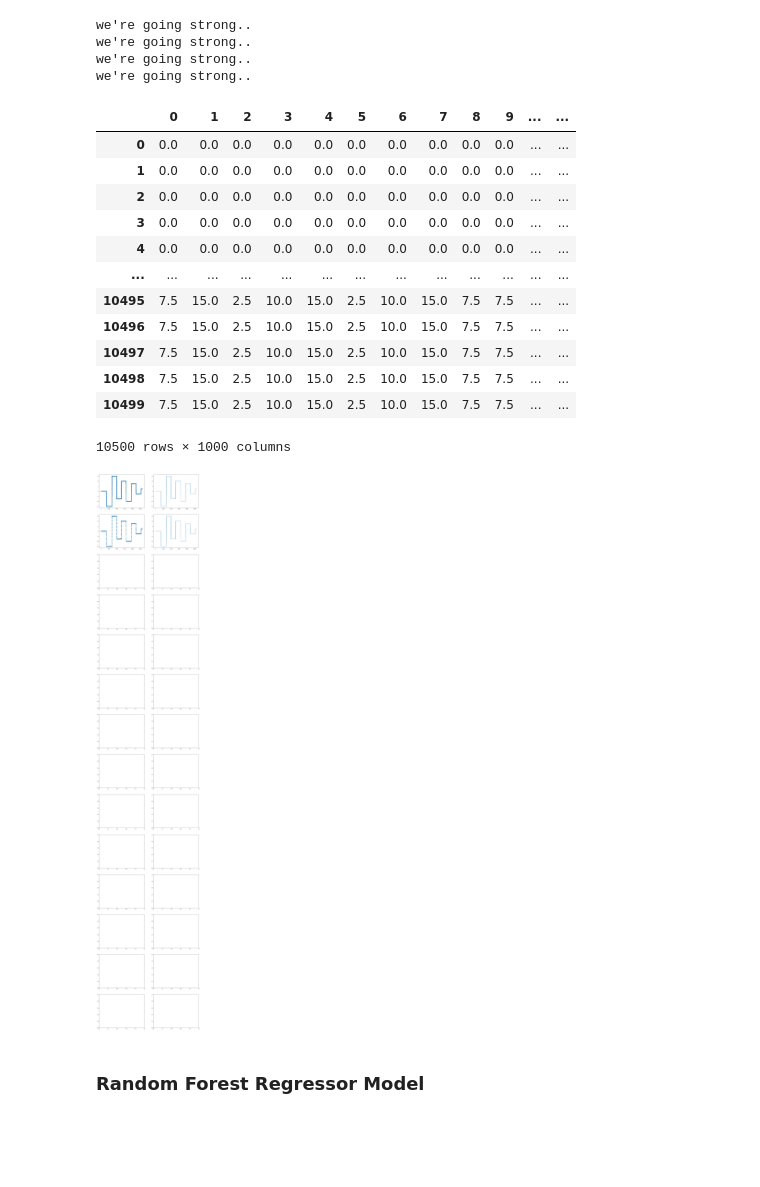
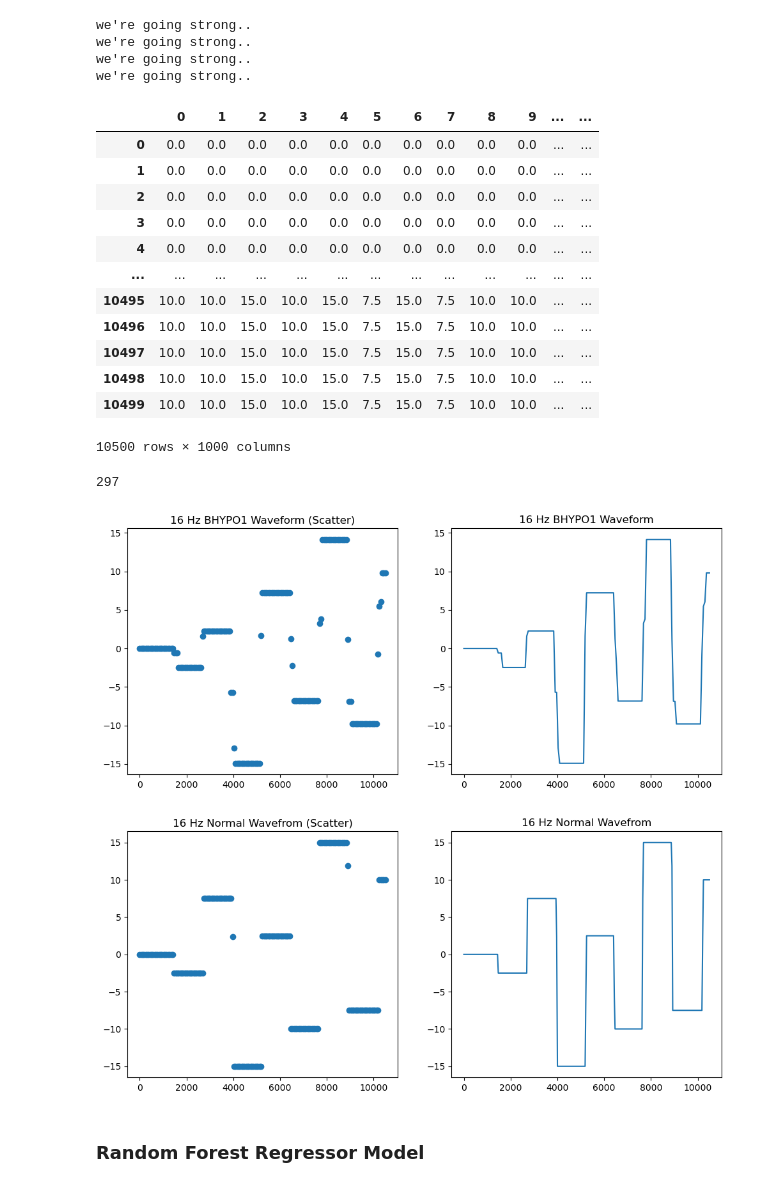
Before and after one commit to rsrini10/PCM, a Jupyter notebook: prelimwaveformcnnmodel.ipynb, the cells around one changed output. Drawn from its saved outputs; the diff is of its cells as text; code cells hidden in the pictures; blank space fills up the shorter version.

```diff
--- a/prelimwaveformcnnmodel.ipynb
+++ b/prelimwaveformcnnmodel.ipynb
@@ -720,9 +720,7 @@ def tuple_generation(data_size):
 
     return x_input_list_one, x_input_uni_1_1, x_input_uni_2_2, x_input_uni_1_2, x_input_uni_2_1, y_list
 # %%
-x_input_list_one, x_input_uni_1_1, x_input_uni_2_2,
-x_input_uni_1_2, x_input_uni_2_1,
-y_list = tuple_generation(1000)
+x_input_list_one, x_input_uni_1_1, x_input_uni_2_2, x_input_uni_1_2, x_input_uni_2_1, y_list = tuple_generation(1000)
 # %%
 data = []
 num_classes = len(x_input_list_one)
@@ -824,11 +822,11 @@ wave_1000
 | 3 | 0.0 | 0.0 | 0.0 | 0.0 | 0.0 | 0.0 | 0.0 | 0.0 | 0.0 | 0.0 | ... | ... |
 | 4 | 0.0 | 0.0 | 0.0 | 0.0 | 0.0 | 0.0 | 0.0 | 0.0 | 0.0 | 0.0 | ... | ... |
 | ... | ... | ... | ... | ... | ... | ... | ... | ... | ... | ... | ... | ... |
-| 10495 | 7.5 | 15.0 | 2.5 | 10.0 | 15.0 | 2.5 | 10.0 | 15.0 | 7.5 | 7.5 | ... | ... |
-| 10496 | 7.5 | 15.0 | 2.5 | 10.0 | 15.0 | 2.5 | 10.0 | 15.0 | 7.5 | 7.5 | ... | ... |
-| 10497 | 7.5 | 15.0 | 2.5 | 10.0 | 15.0 | 2.5 | 10.0 | 15.0 | 7.5 | 7.5 | ... | ... |
-| 10498 | 7.5 | 15.0 | 2.5 | 10.0 | 15.0 | 2.5 | 10.0 | 15.0 | 7.5 | 7.5 | ... | ... |
-| 10499 | 7.5 | 15.0 | 2.5 | 10.0 | 15.0 | 2.5 | 10.0 | 15.0 | 7.5 | 7.5 | ... | ... |
+| 10495 | 10.0 | 10.0 | 15.0 | 10.0 | 15.0 | 7.5 | 15.0 | 7.5 | 10.0 | 10.0 | ... | ... |
+| 10496 | 10.0 | 10.0 | 15.0 | 10.0 | 15.0 | 7.5 | 15.0 | 7.5 | 10.0 | 10.0 | ... | ... |
+| 10497 | 10.0 | 10.0 | 15.0 | 10.0 | 15.0 | 7.5 | 15.0 | 7.5 | 10.0 | 10.0 | ... | ... |
+| 10498 | 10.0 | 10.0 | 15.0 | 10.0 | 15.0 | 7.5 | 15.0 | 7.5 | 10.0 | 10.0 | ... | ... |
+| 10499 | 10.0 | 10.0 | 15.0 | 10.0 | 15.0 | 7.5 | 15.0 | 7.5 | 10.0 | 10.0 | ... | ... |
 10500 rows × 1000 columns
 # %%
 wave_500 = wave_1000[wave_1000.index % 2 != 0]  # Excludes every 2nd row starting from 0
@@ -840,2 +912,7 @@ wave_16 = wave_32[::2]
+# %%
+plot_waveform_2("bhypo1",1000,16)
+# %% [output]
+297
+[figure, added]
 # %%
 def plot_waveform(cl, num_points, freq):
@@ -933,9 +1041,9 @@ def plot_waveform(cl, num_points, freq):
             axs[0].scatter(wave_500.index,wave_500.iloc[:,num])
             axs[1].plot(wave_500.index,wave_500.iloc[:,num])
 # %%
-plot_waveform("n1",1000,1000)
+plot_waveform("n1",1000,16)
 # %% [output]
-[figure, old version]
+[figure, new version]
 # %% [markdown]
 ### Random Forest Regressor Model
 # %%
```
Also changed, not shown: parts of 21 cells of this notebook.
